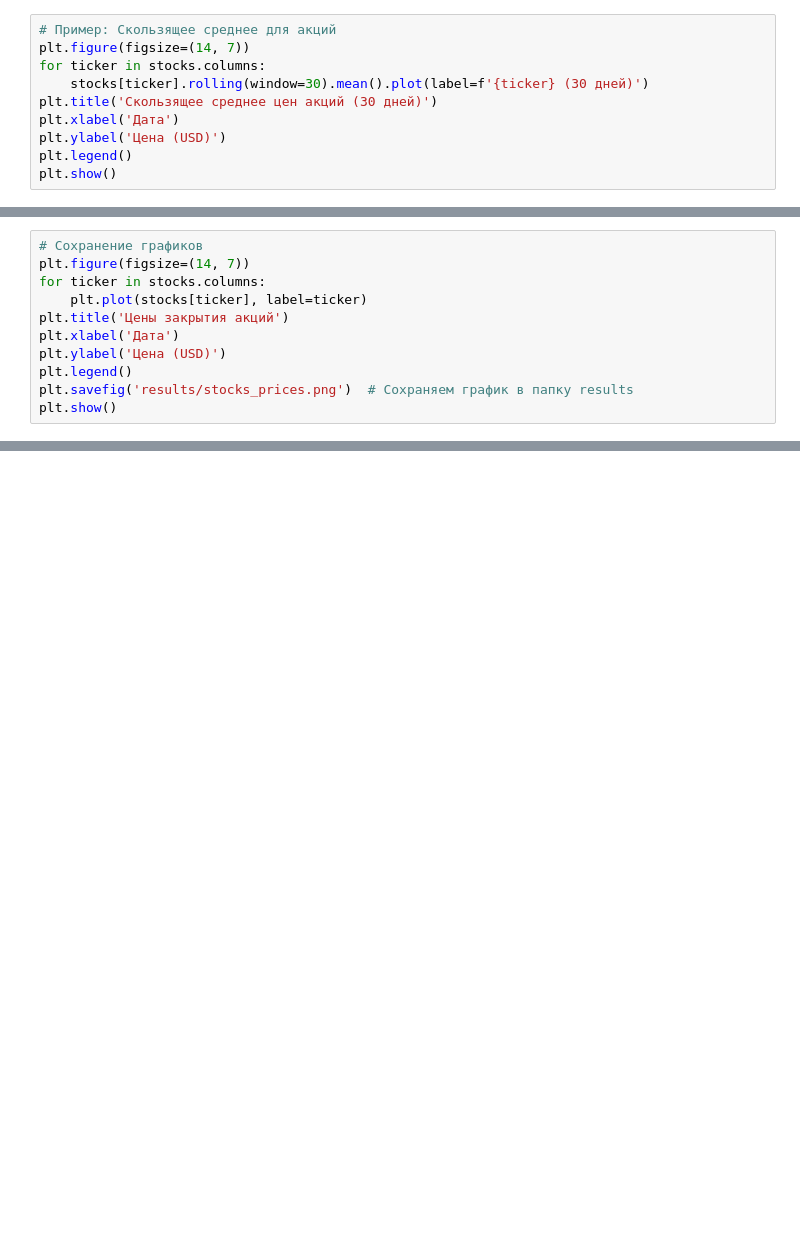
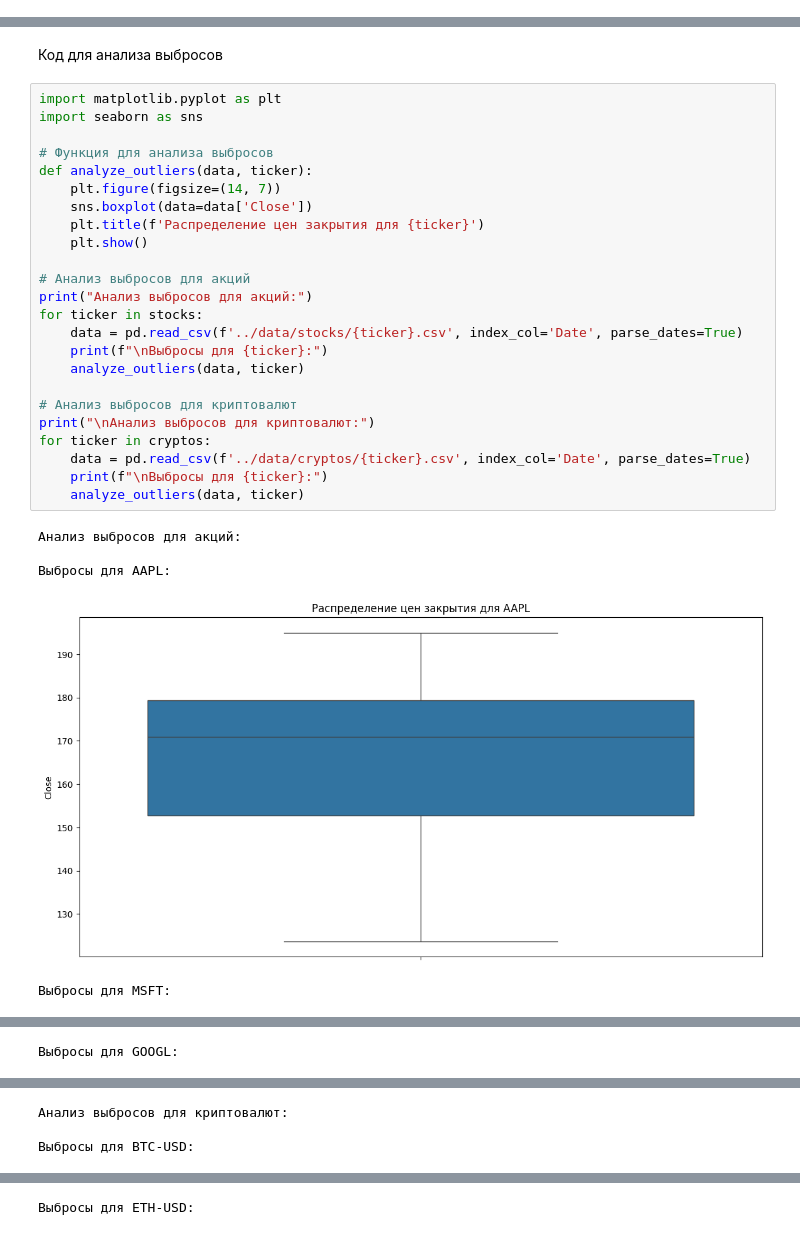
Before and after one commit to Yusol88/ml_finance_hw1, a Jupyter notebook: notebooks/analysis.ipynb, the cells around one changed output, grey strips where cells are left out. Cells and saved outputs as stored; diff of their text form; blank space fills up the shorter version.

```diff
--- a/notebooks/analysis.ipynb
+++ b/notebooks/analysis.ipynb
@@ -155,10 +0,0 @@ ValueError: could not convert string to float: 'Price'
-# %%
-# Пример: Скользящее среднее для акций
-plt.figure(figsize=(14, 7))
-for ticker in stocks.columns:
-    stocks[ticker].rolling(window=30).mean().plot(label=f'{ticker} (30 дней)')
-plt.title('Скользящее среднее цен акций (30 дней)')
-plt.xlabel('Дата')
-plt.ylabel('Цена (USD)')
-plt.legend()
-plt.show()
@@ -170,11 +0,0 @@ DataError: No numeric types to aggregate
-# %%
-# Сохранение графиков
-plt.figure(figsize=(14, 7))
-for ticker in stocks.columns:
-    plt.plot(stocks[ticker], label=ticker)
-plt.title('Цены закрытия акций')
-plt.xlabel('Дата')
-plt.ylabel('Цена (USD)')
-plt.legend()
-plt.savefig('results/stocks_prices.png')  # Сохраняем график в папку results
-plt.show()
@@ -183,0 +45,32 @@ TypeError: 'value' must be an instance of str or bytes, not a float
+# %% [markdown]
+Код для анализа выбросов
+# %%
+import matplotlib.pyplot as plt
+import seaborn as sns
+
+# Функция для анализа выбросов
+def analyze_outliers(data, ticker):
+    plt.figure(figsize=(14, 7))
+    sns.boxplot(data=data['Close'])
+    plt.title(f'Распределение цен закрытия для {ticker}')
+    plt.show()
+
+# Анализ выбросов для акций
+print("Анализ выбросов для акций:")
+for ticker in stocks:
+    data = pd.read_csv(f'../data/stocks/{ticker}.csv', index_col='Date', parse_dates=True)
+    print(f"\nВыбросы для {ticker}:")
+    analyze_outliers(data, ticker)
+
+# Анализ выбросов для криптовалют
+print("\nАнализ выбросов для криптовалют:")
+for ticker in cryptos:
+    data = pd.read_csv(f'../data/cryptos/{ticker}.csv', index_col='Date', parse_dates=True)
+    print(f"\nВыбросы для {ticker}:")
+    analyze_outliers(data, ticker)
+# %% [output]
+Анализ выбросов для акций:
+
+Выбросы для AAPL:
+[figure, added]
+Выбросы для MSFT:
@@ -183,0 +78 @@ TypeError: 'value' must be an instance of str or bytes, not a float
+Выбросы для GOOGL:
@@ -183,0 +80,3 @@ TypeError: 'value' must be an instance of str or bytes, not a float
+Анализ выбросов для криптовалют:
+
+Выбросы для BTC-USD:
@@ -183,0 +84 @@ TypeError: 'value' must be an instance of str or bytes, not a float
+Выбросы для ETH-USD:
```
Also changed, not shown: parts of 22 cells of this notebook, 16 other files.
